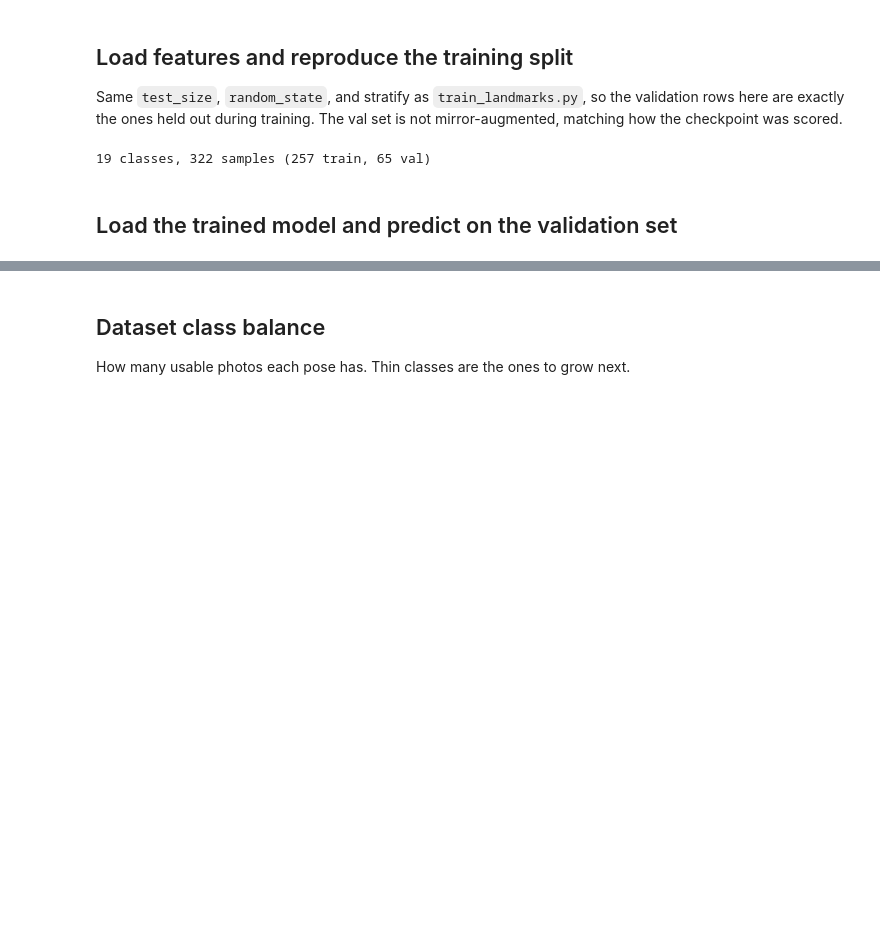
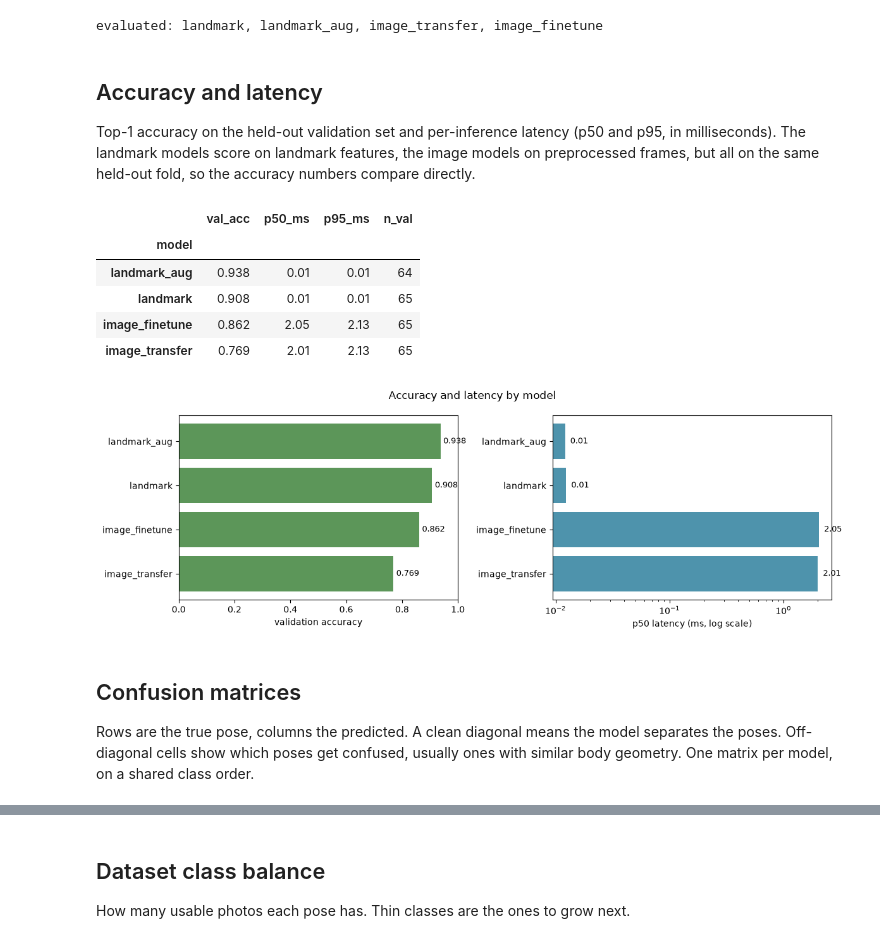
Before and after one commit to catherinepereira/yoga-mirror-model, a Jupyter notebook: notebooks/evaluate_classifier.ipynb, the cells around one changed output, grey strips where cells are left out. Saved outputs shown, nothing was run; the diff lists cells and outputs as text; code cells hidden in the pictures; blank space fills up the shorter version.

````diff
--- a/notebooks/evaluate_classifier.ipynb
+++ b/notebooks/evaluate_classifier.ipynb
@@ -14,13 +25,11 @@ python scripts/train_landmarks.py
 ```
 # %%
-import json
 import sys
 from pathlib import Path
 
 import numpy as np
-import torch
+import pandas as pd
 import matplotlib.pyplot as plt
-from sklearn.model_selection import train_test_split
 from sklearn.metrics import (
     confusion_matrix,
     classification_report,
@@ -29,29 +38,66 @@ from sklearn.metrics import (
 
 ROOT = Path.cwd().parent if Path.cwd().name == "notebooks" else Path.cwd()
 sys.path.insert(0, str(ROOT))
-from model.landmark_mlp import build_mlp
+from training import benchmark
 
-FEATURES = ROOT / "exports" / "landmark_features.json"
-CKPT = ROOT / "exports" / "pose_classifier.pt"
+# one held-out evaluation per exported model (predictions + probs + latency)
+evals = benchmark.evaluate_all()
+by_name = {e.name: e for e in evals}
+print("evaluated:", ", ".join(by_name) or "nothing (train and export first)")
+# %% [output]
+evaluated: landmark, landmark_aug, image_transfer, image_finetune
 # %% [markdown]
-## Load features and reproduce the training split
+## Accuracy and latency
 
-Same `test_size`, `random_state`, and stratify as `train_landmarks.py`, so the
-validation rows here are exactly the ones held out during training. The val set
-is not mirror-augmented, matching how the checkpoint was scored.
+Top-1 accuracy on the held-out validation set and per-inference latency (p50 and
+p95, in milliseconds). The landmark models score on landmark features, the image
+models on preprocessed frames, but all on the same held-out fold, so the accuracy
+numbers compare directly.
 # %%
-data = json.loads(FEATURES.read_text())
-labels = data["labels"]
-idx = {name: i for i, name in enumerate(labels)}
-X = np.array([s["feature"] for s in data["samples"]], dtype=np.float32)
-y = np.array([idx[s["label"]] for s in data["samples"]])
+summary = pd.DataFrame(
+    [
+        {
+            "model": e.name,
+            "val_acc": e.val_accuracy,
+            "p50_ms": e.latency_p50_ms,
+            "p95_ms": e.latency_p95_ms,
+            "n_val": len(e.y_true),
+        }
+        for e in evals
+    ]
+).set_index("model").sort_values("val_acc", ascending=False)
+display(summary.style.format({"val_acc": "{:.3f}", "p50_ms": "{:.2f}", "p95_ms": "{:.2f}"}))
 
-X_tr, X_val, y_tr, y_val = train_test_split(
-    X, y, test_size=0.2, random_state=0, stratify=y
-)
-print(f"{len(labels)} classes, {len(X)} samples ({len(X_tr)} train, {len(X_val)} val)")
+fig, (ax_acc, ax_lat) = plt.subplots(1, 2, figsize=(12, 4))
+ordered = summary.iloc[::-1]  # lowest at the bottom for a top-down bar chart
+
+ax_acc.barh(ordered.index, ordered["val_acc"], color="#5c9659")
+ax_acc.set_xlim(0, 1)
+ax_acc.set_xlabel("validation accuracy")
+for i, v in enumerate(ordered["val_acc"]):
+    ax_acc.text(v + 0.01, i, f"{v:.3f}", va="center", fontsize=9)
+
+ax_lat.barh(ordered.index, ordered["p50_ms"], color="#4e93ac")
+ax_lat.set_xlabel("p50 latency (ms, log scale)")
+ax_lat.set_xscale("log")
+for i, v in enumerate(ordered["p50_ms"]):
+    ax_lat.text(v, i, f"  {v:.2f}", va="center", fontsize=9)
+
+fig.suptitle("Accuracy and latency by model")
+plt.tight_layout()
+plt.show()
 # %% [output]
-19 classes, 322 samples (257 train, 65 val)
+|  | val_acc | p50_ms | p95_ms | n_val |
+| model |  |  |  |  |
+| landmark_aug | 0.938 | 0.01 | 0.01 | 64 |
+| landmark | 0.908 | 0.01 | 0.01 | 65 |
+| image_finetune | 0.862 | 2.05 | 2.13 | 65 |
+| image_transfer | 0.769 | 2.01 | 2.13 | 65 |
+[figure, added]
 # %% [markdown]
-## Load the trained model and predict on the validation set
+## Confusion matrices
+
+Rows are the true pose, columns the predicted. A clean diagonal means the model
+separates the poses. Off-diagonal cells show which poses get confused, usually
+ones with similar body geometry. One matrix per model, on a shared class order.
 # %%
````
Also changed, not shown: parts of 9 cells of this notebook, 38 other files.
